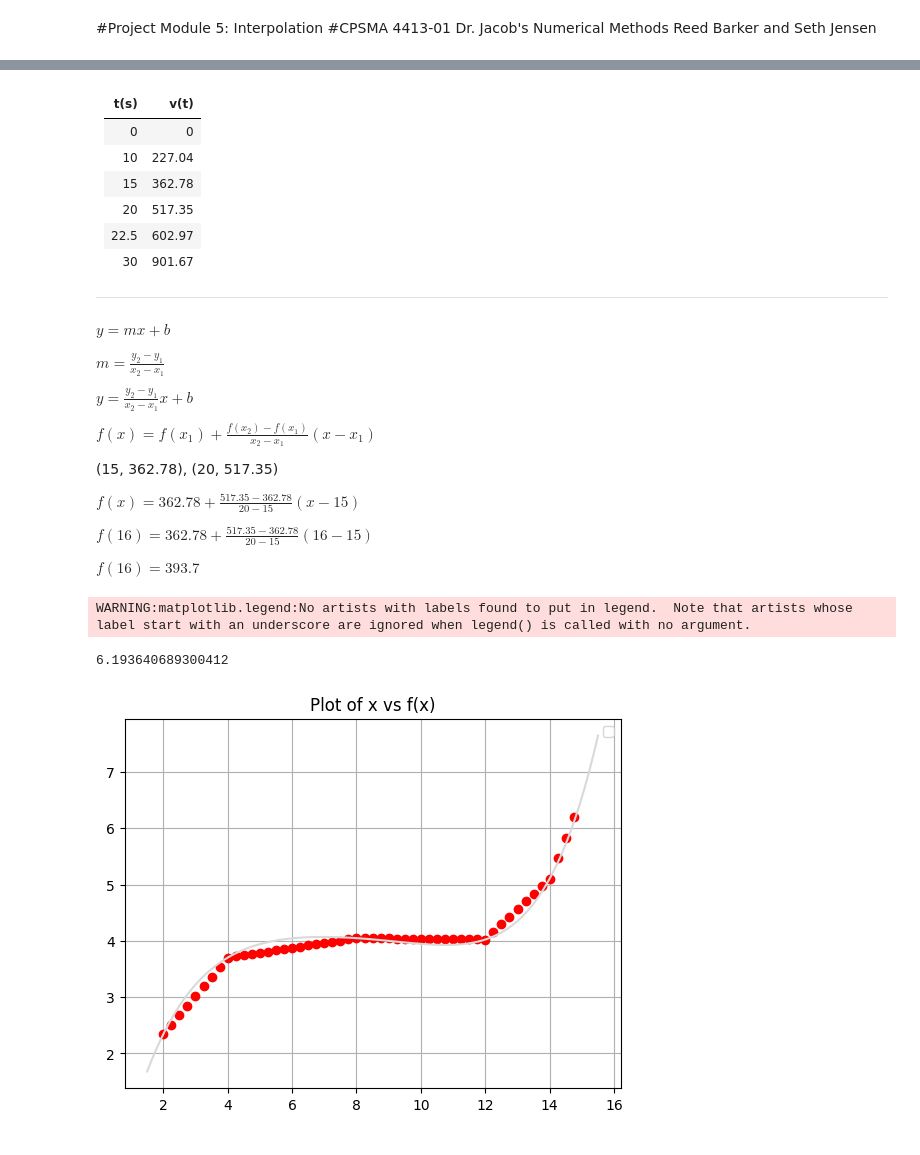
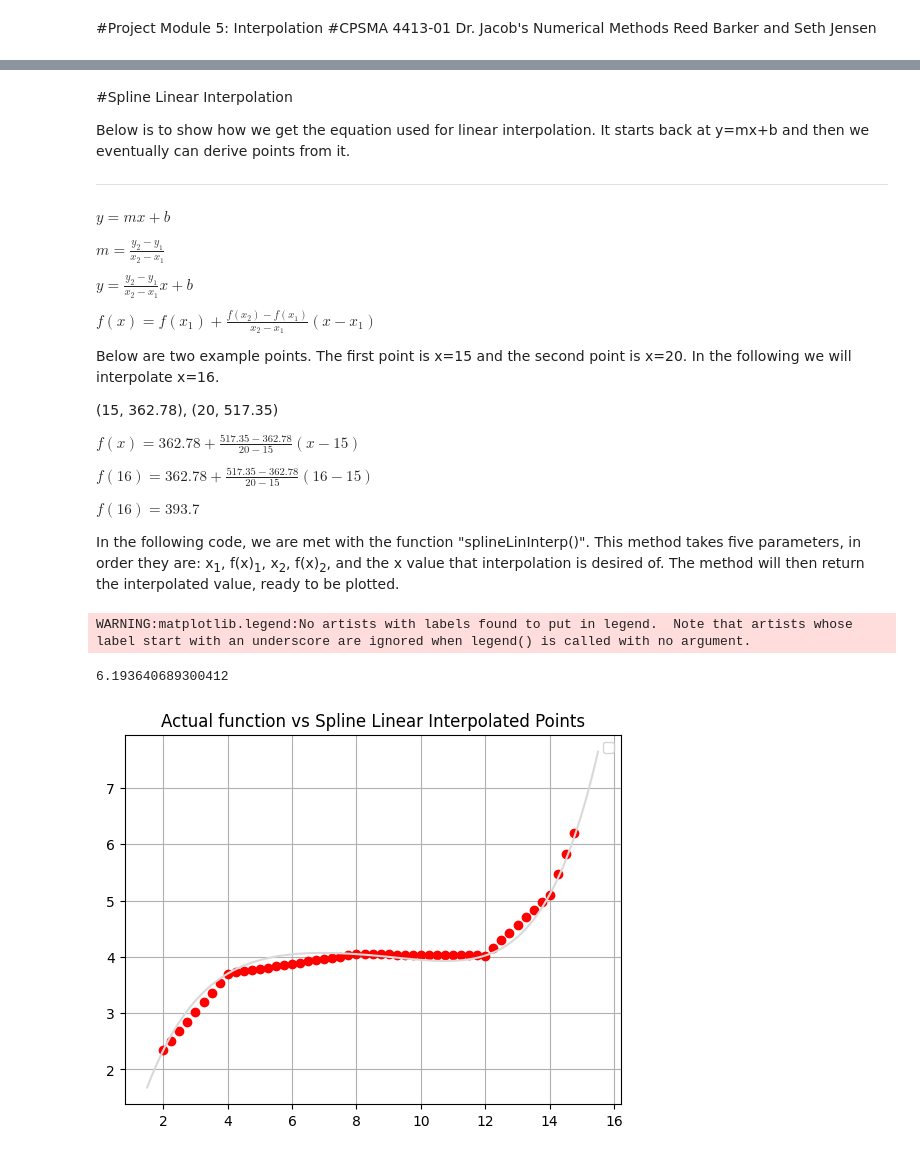
Before and after one commit to ReedBarker/ReedBarker_NumericalMethods, a Jupyter notebook: Reed Barker and Seth Jensen Project Part 5.ipynb, the cells around one changed output, grey strips where cells are left out. Saved outputs shown, nothing was run; the diff lists cells and outputs as text; code cells hidden in the pictures.

```diff
--- a/Reed Barker and Seth Jensen Project Part 5.ipynb
+++ b/Reed Barker and Seth Jensen Project Part 5.ipynb
@@ -227,0 +202,37 @@ plt.show()
+# %%
+interpolateX = [3, 5, 6, 10, 13]
+inputNum = 0
+
+#---------------------------------------------------------------------
+# Plotting
+
+# Define the x range for the plot
+x = np.linspace(1.5, 15.5, 100)
+
+def f(x):
+    return eval(fOFx_equation)
+
+# Plot the function over the x range
+plt.plot(x, f(x), '-', color="#D9D9D9", label='Initial function')
+
+
+plt.plot(xVals, fOFxVals, 'o-', label='Initial points')
+plt.title('Actual function vs Direct Linear Interpolated Points')
+
+
+#---------------------------------------------------------------------
+# Gauss Jordan to calculate the interpolatedPoint
+
+gaussAnswers = sysOfEqAnswers(array1) #returns an array of the Gauss Jordan answers
+
+for i in range(len(interpolateX)):
+  inputNum = interpolateX[i]
+  interpolatedPoint = gaussAnswers[0] + gaussAnswers[1]*inputNum + gaussAnswers[2]*inputNum**2 + gaussAnswers[3]*inputNum**3 + gaussAnswers[4]*inputNum**4 + gaussAnswers[5]*inputNum**5
+
+  plt.plot(inputNum, interpolatedPoint, 'o-', color="red", label='Interpolated point: ({}, {})'.format(interpolateX[i], interpolatedPoint))
+
+#---------------------------------------------------------------------
+
+plt.legend()
+plt.grid(True)
+plt.show()
@@ -228,12 +241,7 @@ plt.show()
 # %% [markdown]
-| t(s) | v(t) |
-|---------|----------|
-| 0        |  0  |
-| 10       |  227.04  |
-| 15       |  362.78  |
-| 20       |  517.35  |
-| 22.5     |  602.97 |
-| 30       |  901.67 |
+#Spline Linear Interpolation
+
+Below is to show how we get the equation used for linear interpolation. It starts back at y=mx+b and then we eventually can derive points from it.
 
 ---
 
@@ -253,6 +261,8 @@ $
 f(x) = f(x_1) + \frac{f(x_2) - f(x_1)}{x_2 - x_1}(x - x_1)
 $
 
+Below are two example points. The first point is x=15 and the second point is x=20. In the following we will interpolate x=16.
+
 (15, 362.78), (20, 517.35)
 
 $
@@ -266,33 +276,35 @@ $
 $
 f(16) = 393.7
 $
+
+In the following code, we are met with the function "splineLinInterp()". This method takes five parameters, in order they are: x<sub>1</sub>, f(x)<sub>1</sub>, x<sub>2</sub>, f(x)<sub>2</sub>, and the x value that interpolation is desired of. The method will then return the interpolated value, ready to be plotted.
 # %%
 
-def methodWow(x1, fOFx1, x2, fOFx2, x):
+def splineLinInterp(x1, fOFx1, x2, fOFx2, x):
   return( fOFx1 + ( (fOFx2 - fOFx1) / (x2 - x1) ) * (x - x1) )
 
-for i in range(60):
+for i in range(60): #used to plot tons of points
   inputNum = i*.25
   for i in range(len(xVals)-1):
     if (xVals[i] <= inputNum and xVals[i+1] >= inputNum):
-      result = methodWow(xVals[i], fOFxVals[i], xVals[i+1], fOFxVals[i+1], inputNum)
+      result = splineLinInterp(xVals[i], fOFxVals[i], xVals[i+1], fOFxVals[i+1], inputNum) #spline linear interpolation
       plt.plot(inputNum, result, 'ro') # 'ro' for red circles
       break
 
 print(result)
 
 #----------------------------------------------------------------
 
 # Define the x range for the plot
 x = np.linspace(1.5, 15.5, 100)
 # Plot the function over the x range
 plt.plot(x, f(x), color="#D9D9D9")
 
-plt.title('Plot of x vs f(x)')
+plt.title('Actual function vs Spline Linear Interpolated Points')
 plt.legend()
 plt.grid(True)
 plt.show()
 # %% [output]
 WARNING:matplotlib.legend:No artists with labels found to put in legend.  Note that artists whose label start with an underscore are ignored when legend() is called with no argument.
 6.193640689300412
-[figure, old version]
+[figure, new version]
```
Also changed, not shown: parts of 7 cells of this notebook.
